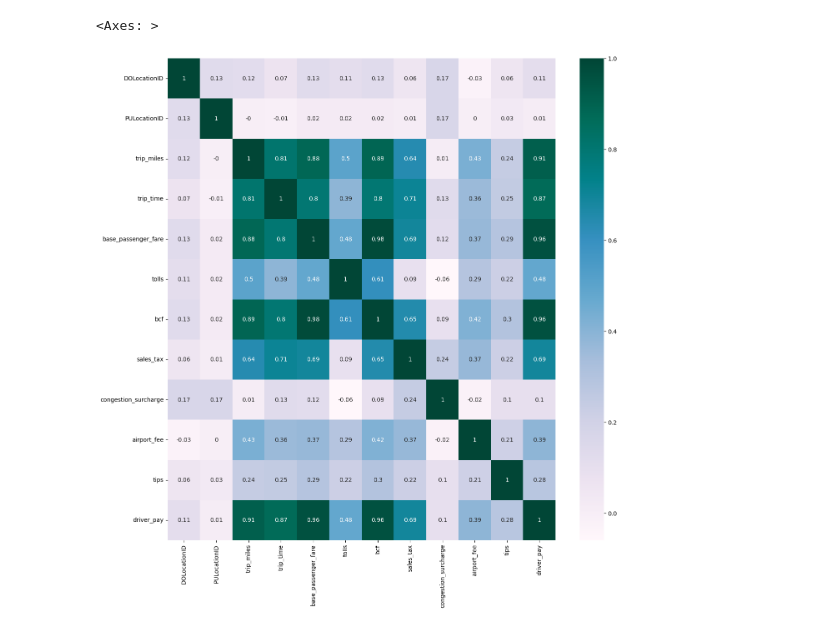
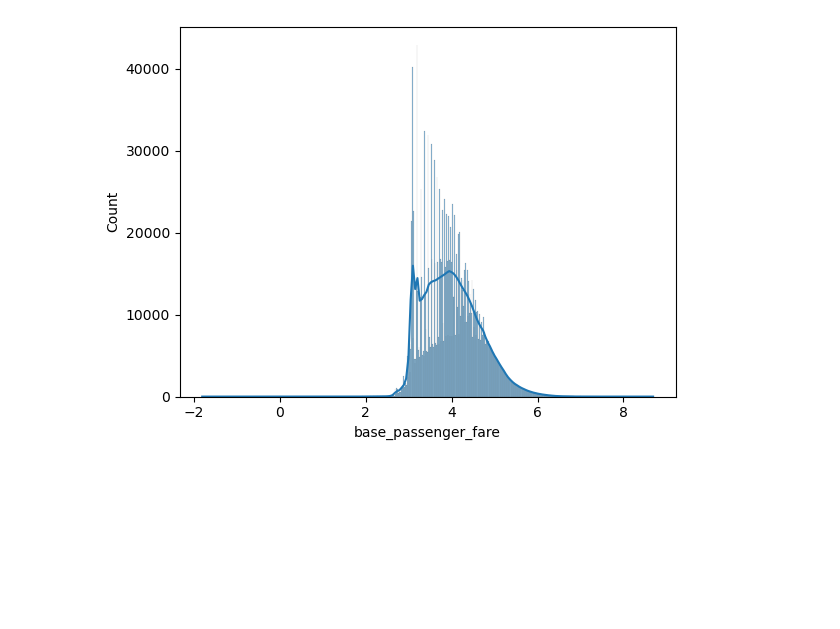
Before and after one commit to munozjon/NYC-Taxis, a Jupyter notebook: static/Untitled.ipynb, the cells around one changed output. Drawn from its saved outputs; the diff is of its cells as text; code cells hidden in the pictures; blank space fills up the shorter version.

```diff
--- a/static/Untitled.ipynb
+++ b/static/Untitled.ipynb
@@ -23,6 +40,5 @@ plt.show()
-# %%
-fig, ax =  plt.subplots(figsize=(15,15))
-sns.heatmap(round(df_ints.corr(),2), annot=True, cmap='PuBuGn')
-# %% [output]
-<Axes: >
-[figure, removed]
+# %%
+sns.histplot(np.log(df['base_passenger_fare'])+1, kde=True)
+plt.show()
+# %% [output]
+[figure, added]
```
Also changed, not shown: parts of 6 cells of this notebook, 3 other files.
